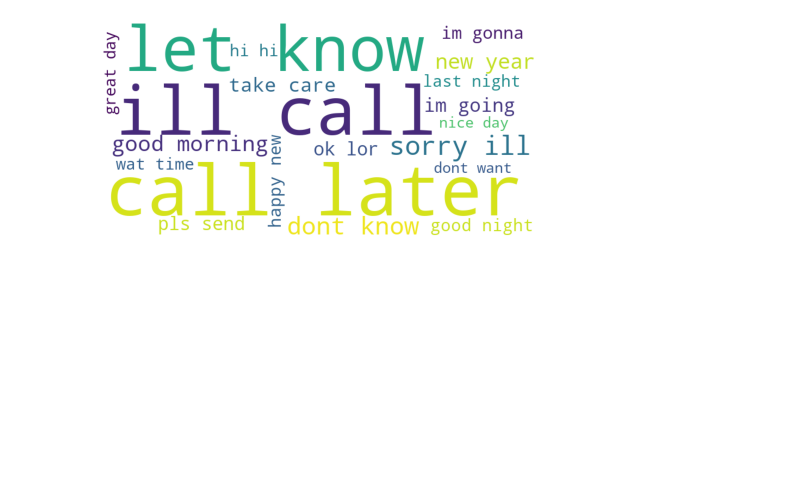
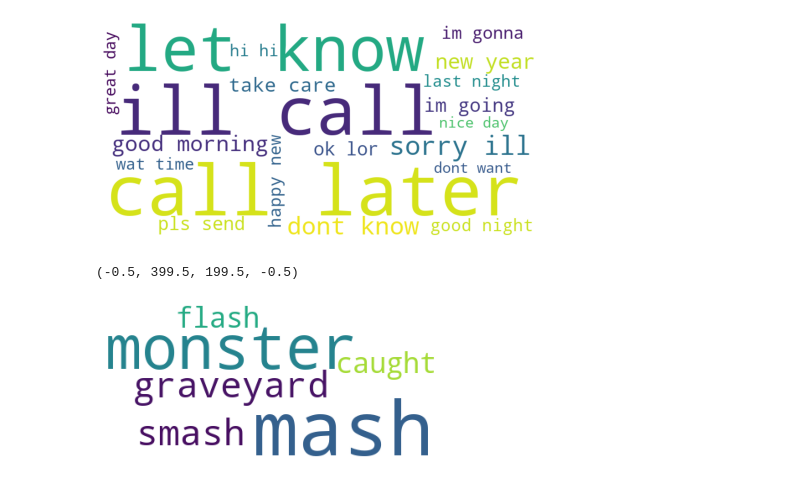
Before and after one commit to jamesallen0351/natural-language-processing-exercises, a Jupyter notebook: explore.ipynb, the cells around one changed output. Saved outputs shown, nothing was run; the diff lists cells and outputs as text; code cells hidden in the pictures; blank space fills up the shorter version.

Commit message:
updated word clouds on explore

```diff
--- a/explore.ipynb
+++ b/explore.ipynb
@@ -262,3 +262,16 @@ plt.axis('off')
 plt.show()
 # %% [output]
 [figure]
+# %%
+from wordcloud import WordCloud
+
+sentence = 'He did the monster mash,The monster mash, It was a graveyard smash, He did the mash, It caught on in a flash, He did the mash, He did the monster mash'
+
+img = WordCloud(background_color='white').generate(sentence)
+# WordCloud() produces an image object, which can be displayed with plt.imshow
+plt.imshow(img)
+# axis aren't very useful for a word cloud
+plt.axis('off')
+# %% [output]
+(-0.5, 399.5, 199.5, -0.5)
+[figure, added]
```
Also changed, not shown: parts of 1 cell of this notebook.
